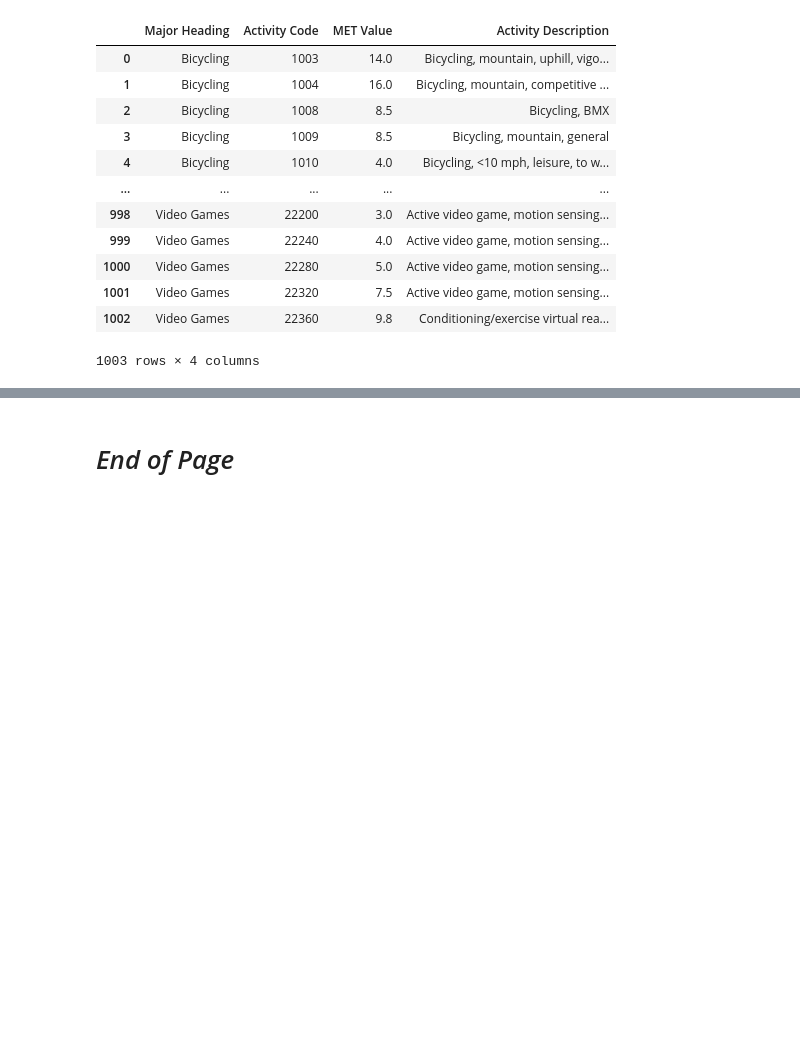
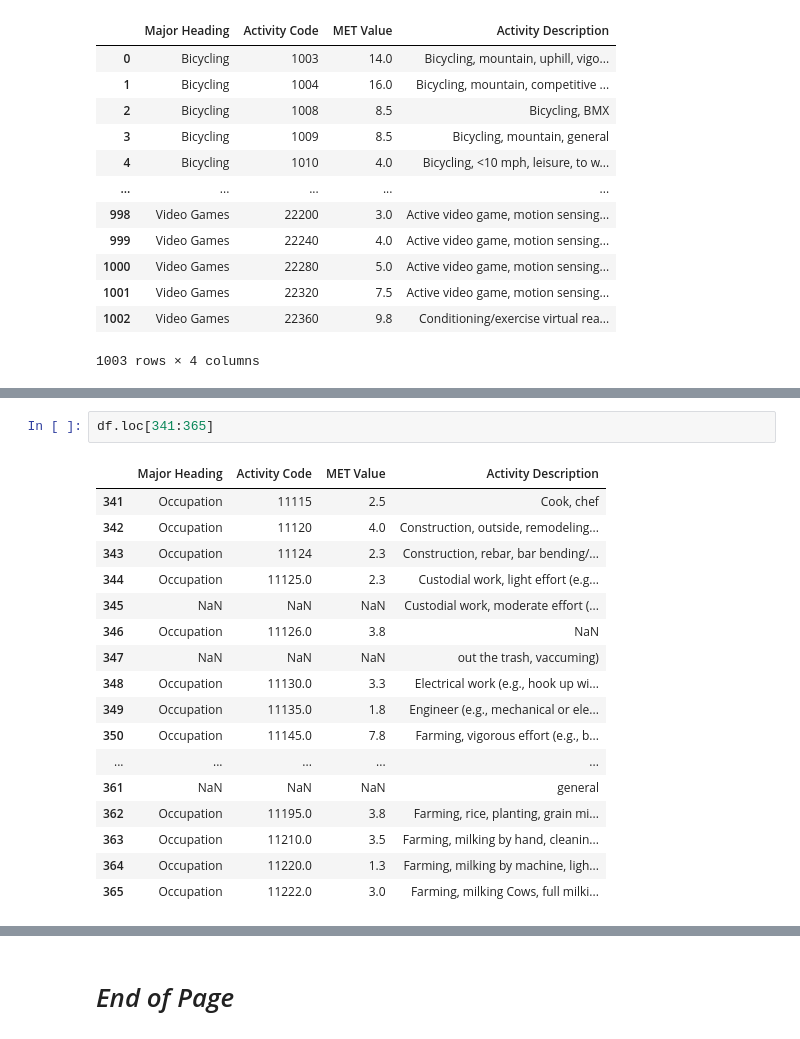
Before and after one commit to silvhua/custom_python, a Jupyter notebook: notebooks/2024-03-12 parse Physical Activity Comppendium PDF.ipynb, the cells around one changed output, grey strips where cells are left out. Saved outputs shown, nothing was run; the diff lists cells and outputs as text; blank space fills up the shorter version.

```diff
--- a/notebooks/2024-03-12 parse Physical Activity Comppendium PDF.ipynb
+++ b/notebooks/2024-03-12 parse Physical Activity Comppendium PDF.ipynb
@@ -489,0 +557,20 @@ Time completed: 2024-03-13 00:59:06.679831
+# %%
+df.loc[341:365]
+# %% [output]
+|  | Major Heading | Activity Code | MET Value | Activity Description |
+| 341 | Occupation | 11115 | 2.5 | Cook, chef |
+| 342 | Occupation | 11120 | 4.0 | Construction, outside, remodeling... |
+| 343 | Occupation | 11124 | 2.3 | Construction, rebar, bar bending/... |
+| 344 | Occupation | 11125.0 | 2.3 | Custodial work, light effort (e.g... |
+| 345 | NaN | NaN | NaN | Custodial work, moderate effort (... |
+| 346 | Occupation | 11126.0 | 3.8 | NaN |
+| 347 | NaN | NaN | NaN | out the trash, vaccuming) |
+| 348 | Occupation | 11130.0 | 3.3 | Electrical work (e.g., hook up wi... |
+| 349 | Occupation | 11135.0 | 1.8 | Engineer (e.g., mechanical or ele... |
+| 350 | Occupation | 11145.0 | 7.8 | Farming, vigorous effort (e.g., b... |
+| ... | ... | ... | ... | ... |
+| 361 | NaN | NaN | NaN | general |
+| 362 | Occupation | 11195.0 | 3.8 | Farming, rice, planting, grain mi... |
+| 363 | Occupation | 11210.0 | 3.5 | Farming, milking by hand, cleanin... |
+| 364 | Occupation | 11220.0 | 1.3 | Farming, milking by machine, ligh... |
+| 365 | Occupation | 11222.0 | 3.0 | Farming, milking Cows, full milki... |
```
Also changed, not shown: parts of 17 cells of this notebook, 1 other file.
